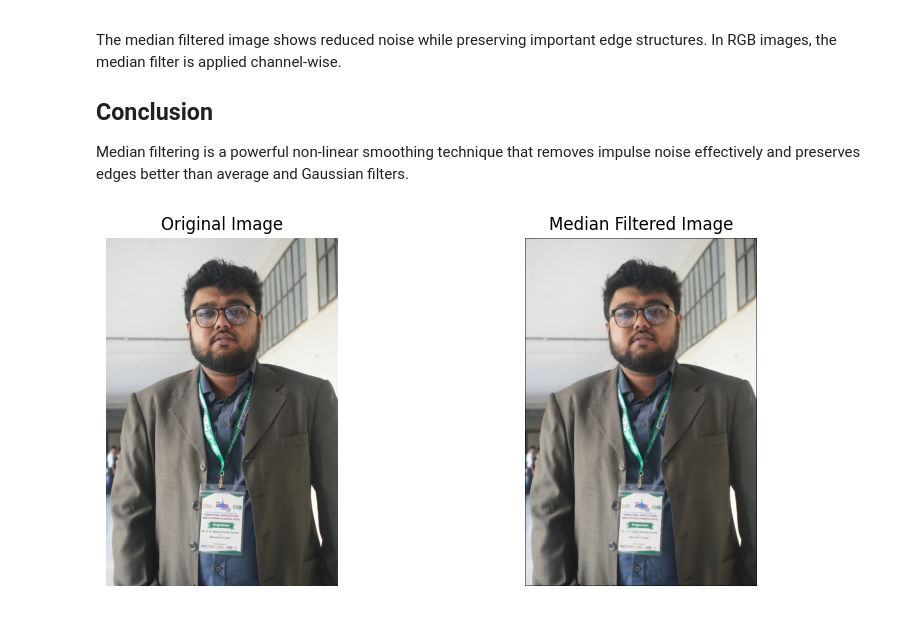
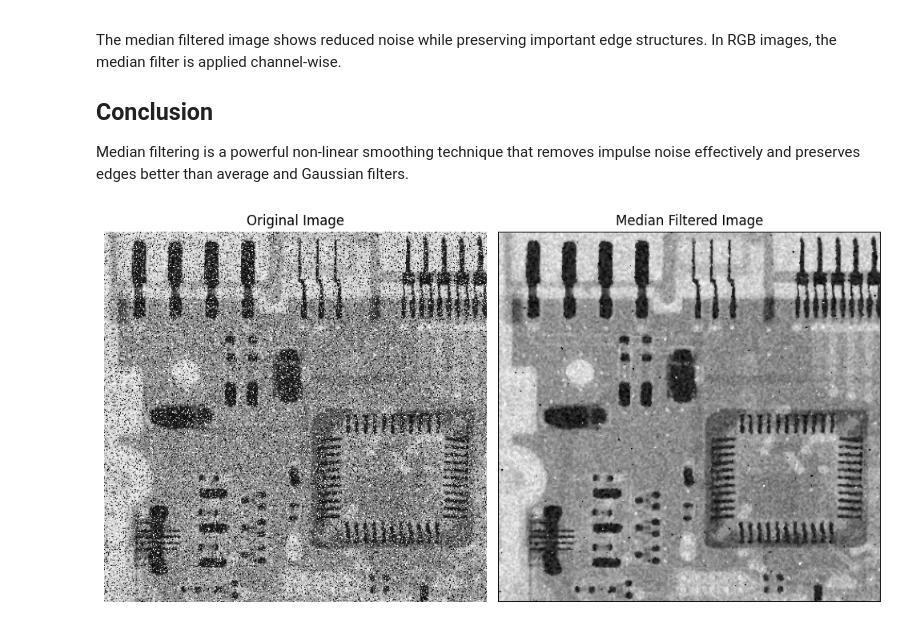
Before and after one commit to SajjadHossainSoykot/ICT-4104-Digital-Signal-and-Image-Processing-Laboratory, a Jupyter notebook: Exp10_MedianFilterSmooth.ipynb, the cells around one changed output. Cells and saved outputs as stored; diff of their text form; code cells hidden in the pictures.

```diff
--- a/Exp10_MedianFilterSmooth.ipynb
+++ b/Exp10_MedianFilterSmooth.ipynb
@@ -64,7 +64,7 @@ import numpy as np
 import matplotlib.pyplot as plt
 
 # Read image
-img = cv2.imread('demo_image.jpg')
+img = cv2.imread('Exp10_Demo.jpg')
 
 # Check grayscale or color
 if len(img.shape) == 2:
@@ -88,32 +88,33 @@ else:
     h, w, c = img.shape
     filtered = np.zeros((h, w, c), dtype=np.uint8)
 
     for k in range(c):
         for i in range(1, h - 1):
             for j in range(1, w - 1):
                 window = []
                 for m in range(-1, 2):
                     for n in range(-1, 2):
                         window.append(img[i + m, j + n, k])
                 filtered[i, j, k] = np.median(window)
 
     display_img = img
     display_filtered = filtered
     cmap = None
 
-plt.figure(figsize=(10, 4))
+plt.figure(figsize=(10, 8))
 
 plt.subplot(1, 2, 1)
 plt.imshow(display_img, cmap=cmap)
 plt.title("Original Image")
 plt.axis("off")
 
 plt.subplot(1, 2, 2)
 plt.imshow(display_filtered, cmap=cmap)
 plt.title("Median Filtered Image")
 plt.axis("off")
 
 plt.tight_layout()
+plt.savefig('Exp10_Output.png')
 plt.show()
 # %% [output]
-[figure, old version]
+[figure, new version]
```
Also changed, not shown: parts of 1 cell of this notebook, 1 other file.
